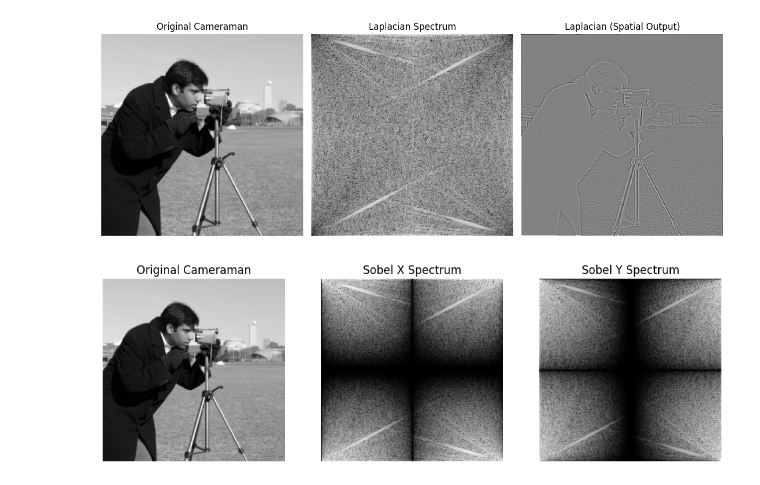
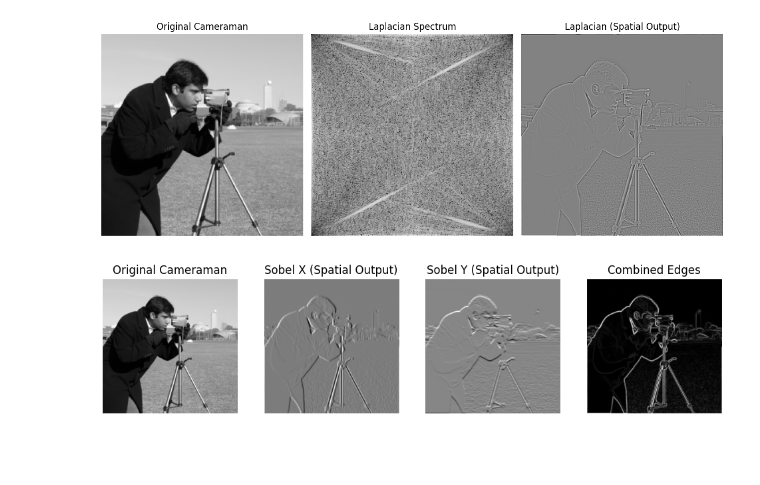
Before and after one commit to Adex-7/Image-Processing-MA02, a Jupyter notebook: Lab6/Lab6_Tasks.ipynb, the cells around one changed output. Drawn from its saved outputs; the diff is of its cells as text; code cells hidden in the pictures; blank space fills up the shorter version.

Commit message:
modified solution for Task 6 to include spatial domain results and combined edge detection

```diff
--- a/Lab6/Lab6_Tasks.ipynb
+++ b/Lab6/Lab6_Tasks.ipynb
@@ -73,38 +73,52 @@ sobel_y = np.array([[-1, -2, -1],
 
 def center_embed_kernel(kernel, shape):
     padded = np.zeros(shape)
     kh, kw = kernel.shape
     ph, pw = shape
     # Find center coordinates
     cy, cx = ph // 2, pw // 2
     # Insert kernel centered at the image center
     padded[cy - kh//2:cy - kh//2 + kh, cx - kw//2:cx - kw//2 + kw] = kernel
     return fft2(ifftshift(padded)) # Shift before FFT to place (0,0) at top-left
+
 # Compute FFT of image
 F = np.fft.fft2(image)
 
 # FFT of centered Sobel filters (use the provided function)
 Sobel_x_freq = center_embed_kernel(sobel_x, image.shape)
 Sobel_y_freq = center_embed_kernel(sobel_y, image.shape)
 # Multiply in the frequency domain
 Gx_freq = F * Sobel_x_freq
 Gy_freq = F * Sobel_y_freq
 
+# apply inverse FFT to get spatial domain results
+Gx_spatial = np.fft.ifft2(Gx_freq).real
+Gy_spatial = np.fft.ifft2(Gy_freq).real
+
+# combine results to get better edge detection
+G_combined = np.sqrt(Gx_spatial**2 + Gy_spatial**2)
+
+
 # Plot
 plt.figure(figsize=(12, 5))
-plt.subplot(1, 3, 1)
+plt.subplot(1, 4, 1)
 plt.imshow(image, cmap='gray')
 plt.title('Original Cameraman')
 plt.axis('off')
-plt.subplot(1, 3, 2)
-plt.imshow(np.log(1 + np.abs(Gx_freq)), cmap='gray')
-plt.title('Sobel X Spectrum')
+
+plt.subplot(1, 4, 2)
+plt.imshow(Gx_spatial, cmap='gray')
+plt.title('Sobel X (Spatial Output)')
 plt.axis('off')
-plt.subplot(1, 3, 3)
-plt.imshow(np.log(1 + np.abs(Gy_freq)), cmap='gray')
-plt.title('Sobel Y Spectrum')
+plt.subplot(1, 4, 3)
+plt.imshow(Gy_spatial, cmap='gray')
+plt.title('Sobel Y (Spatial Output)')
+plt.axis('off')
+plt.subplot(1, 4, 4)
+plt.imshow(G_combined, cmap='gray')
+plt.title('Combined Edges')
 plt.axis('off')
 
 plt.show()
 # %% [output]
-[figure, old version]
+[figure, new version]
```
